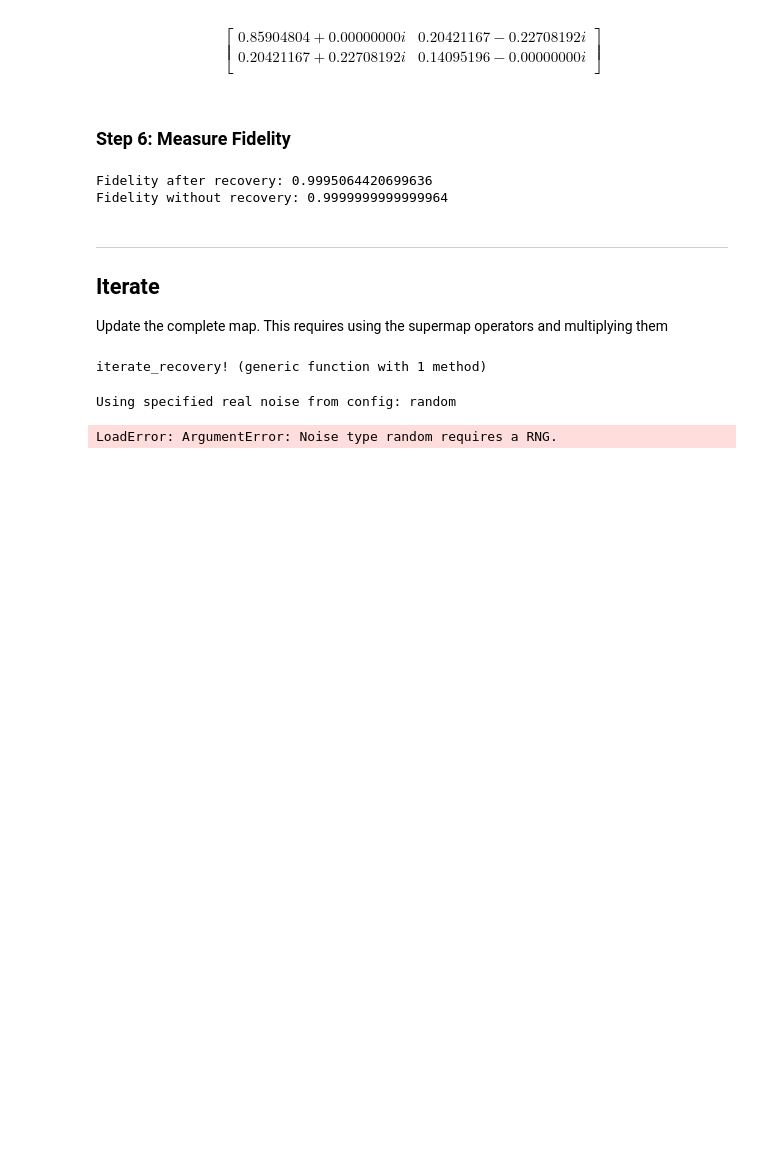
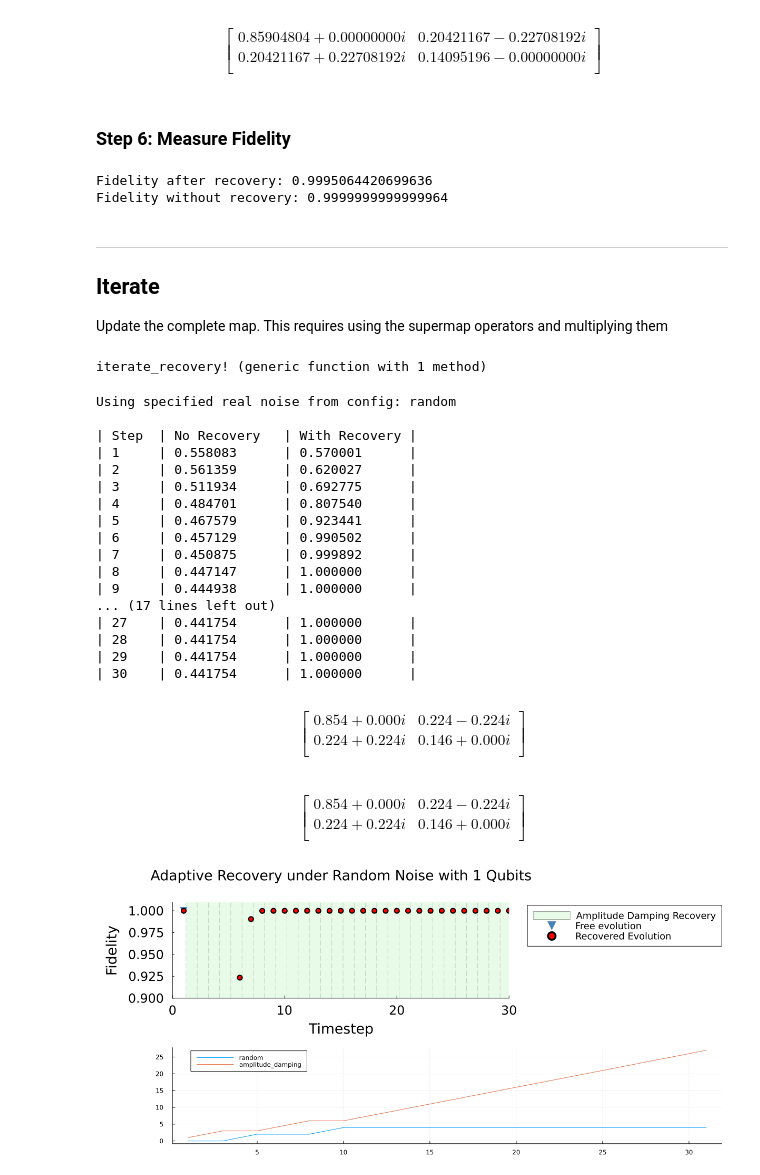
Before and after one commit to fedesss98/shooting-decoherences, a Jupyter notebook: notebooks/09-fede-reproduce-draft-1qubit.ipynb, the cells around one changed output. Cells and saved outputs as stored; diff of their text form; code cells hidden in the pictures; blank space fills up the shorter version.

Commit message:
Add rng argument also to the recovery state

```diff
--- a/notebooks/09-fede-reproduce-draft-1qubit.ipynb
+++ b/notebooks/09-fede-reproduce-draft-1qubit.ipynb
@@ -1148,34 +1148,66 @@ iterate_recovery! (generic function with 1 method)
 # cfg, st, lgs = deepcopy(config), deepcopy(state), deepcopy(logs)
 
 cfg, st, lgs = load_configuration("../configs/config.toml");
 
 total_steps = cfg.n_timesteps
 # with_logger(debuglogger) do
 @debug "Starting state: " cfg.sigma
 for step in 1:total_steps
   iterate_recovery!(step, st, cfg, lgs)
 
   step == 1 && @printf("| Step\t| No Recovery\t| With Recovery |\n")
-  # @printf("| %d\t|", step)
-  # @printf(" %.6f\t|", lgs.ref_fidelities[end])
-  # @printf(" %.6f\t|\n", lgs.fidelities[end])
+  @printf("| %d\t|", step)
+  @printf(" %.6f\t|", lgs.ref_fidelities[end])
+  @printf(" %.6f\t|\n", lgs.fidelities[end])
 end
 # end
 
 display(latexify(cfg.sigma; fmt="%.3f"))
 display(latexify(st.ρ0; fmt="%.3f"))
 g1 = plot_autorecovery(
   st, cfg, lgs;
   xlims=[0, total_steps],
   ylims=[0.9, 1.01],
   show=false
   )
 g2 = plot(
   [cumsum(st.choice.c1), cumsum(st.choice.c2)],
   label=[st.noise_options[1].name st.noise_options[2].name]
   )
 
 plot(g1, g2, layout=grid(2, 1), size=(1200, 550))
 # %% [output]
 Using specified real noise from config: random
+
+| Step  | No Recovery   | With Recovery |
+| 1     | 0.558083      | 0.570001      |
+| 2     | 0.561359      | 0.620027      |
+| 3     | 0.511934      | 0.692775      |
+| 4     | 0.484701      | 0.807540      |
+| 5     | 0.467579      | 0.923441      |
+| 6     | 0.457129      | 0.990502      |
+| 7     | 0.450875      | 0.999892      |
+| 8     | 0.447147      | 1.000000      |
+| 9     | 0.444938      | 1.000000      |
+... (17 lines left out)
+| 27    | 0.441754      | 1.000000      |
+| 28    | 0.441754      | 1.000000      |
+| 29    | 0.441754      | 1.000000      |
+| 30    | 0.441754      | 1.000000      |
-LoadError: ArgumentError: Noise type random requires a RNG.
+\begin{equation}
+\left[
+\begin{array}{cc}
+0.854+0.000\mathit{i} & 0.224-0.224\mathit{i} \\
+0.224+0.224\mathit{i} & 0.146+0.000\mathit{i} \\
+\end{array}
+\right]
+\end{equation}
+\begin{equation}
+\left[
+\begin{array}{cc}
+0.854+0.000\mathit{i} & 0.224-0.224\mathit{i} \\
+0.224+0.224\mathit{i} & 0.146+0.000\mathit{i} \\
+\end{array}
+\right]
+\end{equation}
+[figure, added]
```
Also changed, not shown: parts of 5 cells of this notebook, 1 other file.
